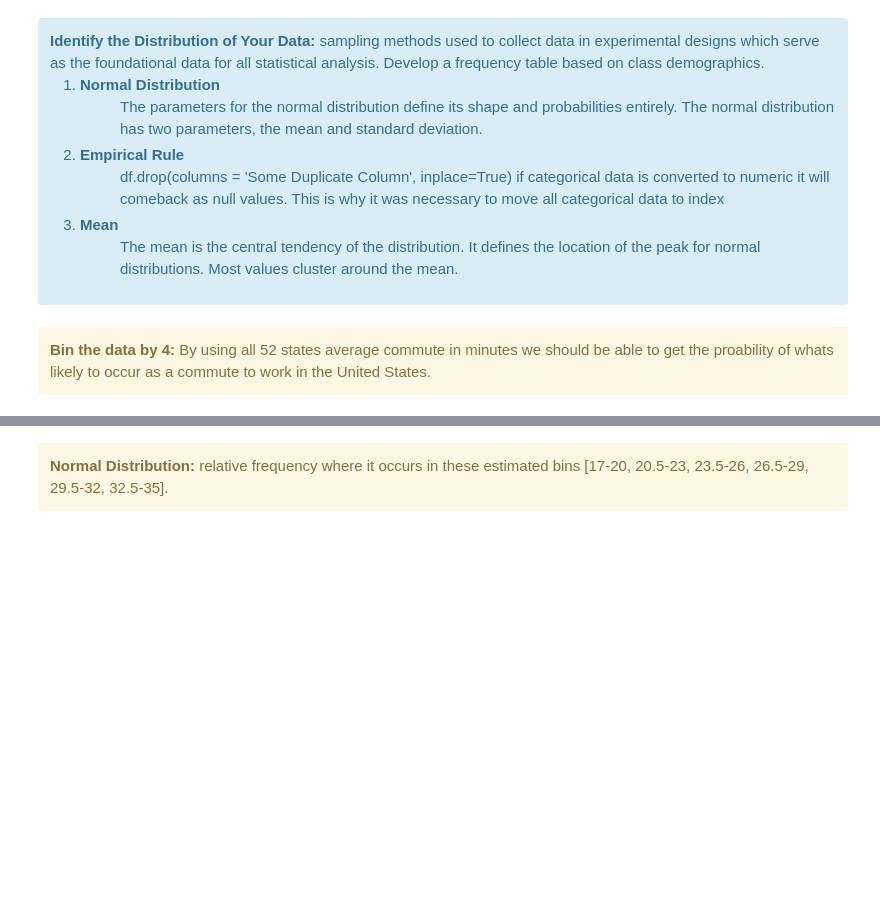
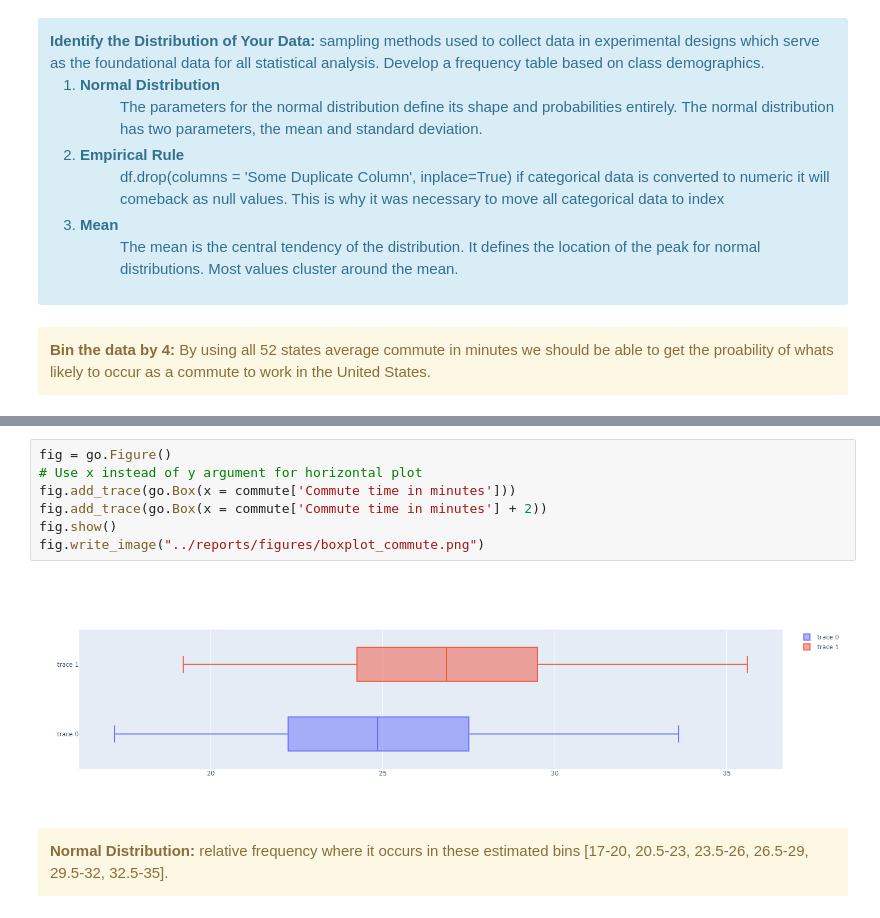
Before and after one commit to dgustave/Statistics, a Jupyter notebook: notebooks/Distribution.ipynb, the cells around one changed output, grey strips where cells are left out. Saved outputs shown, nothing was run; the diff lists cells and outputs as text; blank space fills up the shorter version.

```diff
--- a/notebooks/Distribution.ipynb
+++ b/notebooks/Distribution.ipynb
@@ -316,3 +320,12 @@ fig.write_image("../reports/figures/histogram_commute.png")
+# %%
+fig = go.Figure()
+# Use x instead of y argument for horizontal plot
+fig.add_trace(go.Box(x = commute['Commute time in minutes']))
+fig.add_trace(go.Box(x = commute['Commute time in minutes'] + 2))
+fig.show()
+fig.write_image("../reports/figures/boxplot_commute.png")
+# %% [output]
+[figure, added]
 # %% [markdown]
 <div class="alert alert-block alert-warning">
     <b>Normal Distribution:</b> relative frequency where it occurs in these estimated bins [17-20, 20.5-23, 23.5-26, 26.5-29, 29.5-32, 32.5-35].<br>
```
Also changed, not shown: parts of 6 cells of this notebook, 6 other files.
